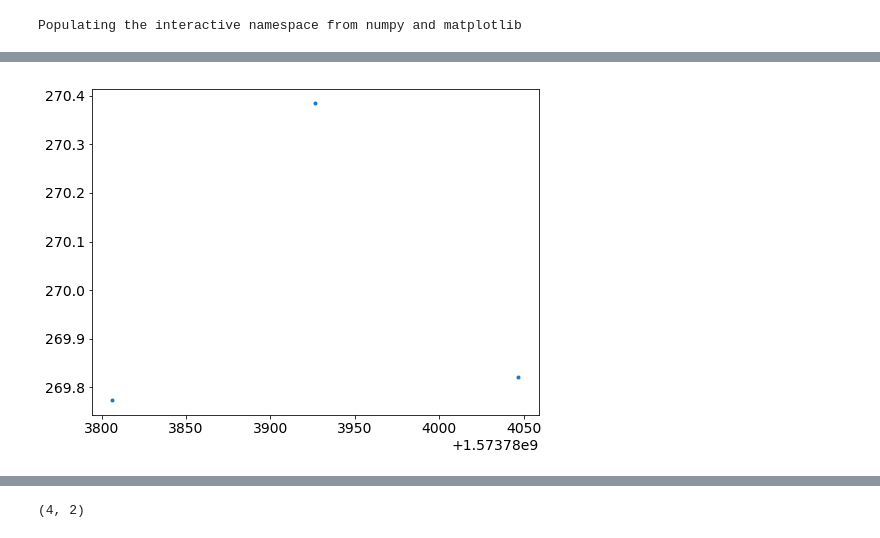
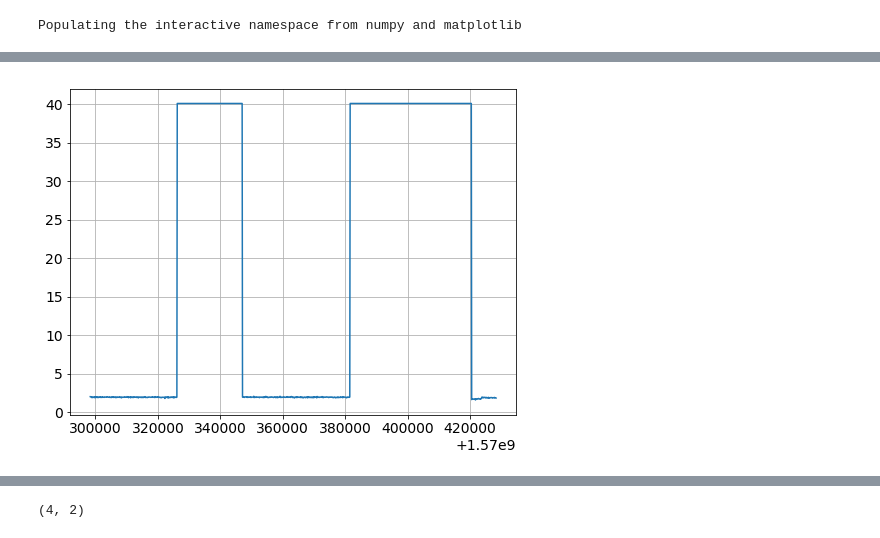
Before and after one commit to NanoExplorer/Zeus2-cycle-box, a Jupyter notebook: playground_adequate.ipynb, the cells around one changed output, grey strips where cells are left out. Cells and saved outputs as stored; diff of their text form; code cells hidden in the pictures.

```diff
--- a/playground_adequate.ipynb
+++ b/playground_adequate.ipynb
@@ -19,2 +39,7 @@ t = database.EasyThermometry(0,start_date=sd,end_date=ed)
+# %%
+sd = datetime(2019,10,1,hour=21,minute=10,tzinfo=tz)
+ed = datetime(2019,10,10,hour=21,minute=18,tzinfo=tz)
+t5 = database.EasyThermometry(0,start_date=sd,end_date=ed,mongostring="mongostring_old")
+#sd = datetime(2019,7,)
 # %%
 print(t.sensors)
@@ -23,9 +144,12 @@ print(t.sensors)
 # %%
-temps = np.array(t.sensors['2WIRE'][5])
-startnum=0
-endnum=-1
-plot(temps[startnum:endnum,0],temps[startnum:endnum,1],'.')
-print(datetime.fromtimestamp(temps[startnum,0]))
-print(datetime.fromtimestamp(temps[endnum,0]))
+temps3=np.array(t5.sensors['2WIRE'][7])
+startnum=2600
+endnum=-1700
+plot(temps3[startnum:endnum,0],temps3[startnum:endnum,1])
+print(datetime.fromtimestamp(temps3[startnum,0]))
+print(datetime.fromtimestamp(temps3[endnum,0]))
 #print(datetime.fromtimestamp(min(temps[:,0])))
+#ylim(0.1,0.2)
+#xlim(1.56606e9,1.5661e9)
+grid()
 # %% [output]
@@ -34 +158 @@ print(datetime.fromtimestamp(temps[endnum,0]))
-[figure, old version]
+[figure, new version]
```
Also changed, not shown: parts of 15 cells of this notebook, 6 other files.
